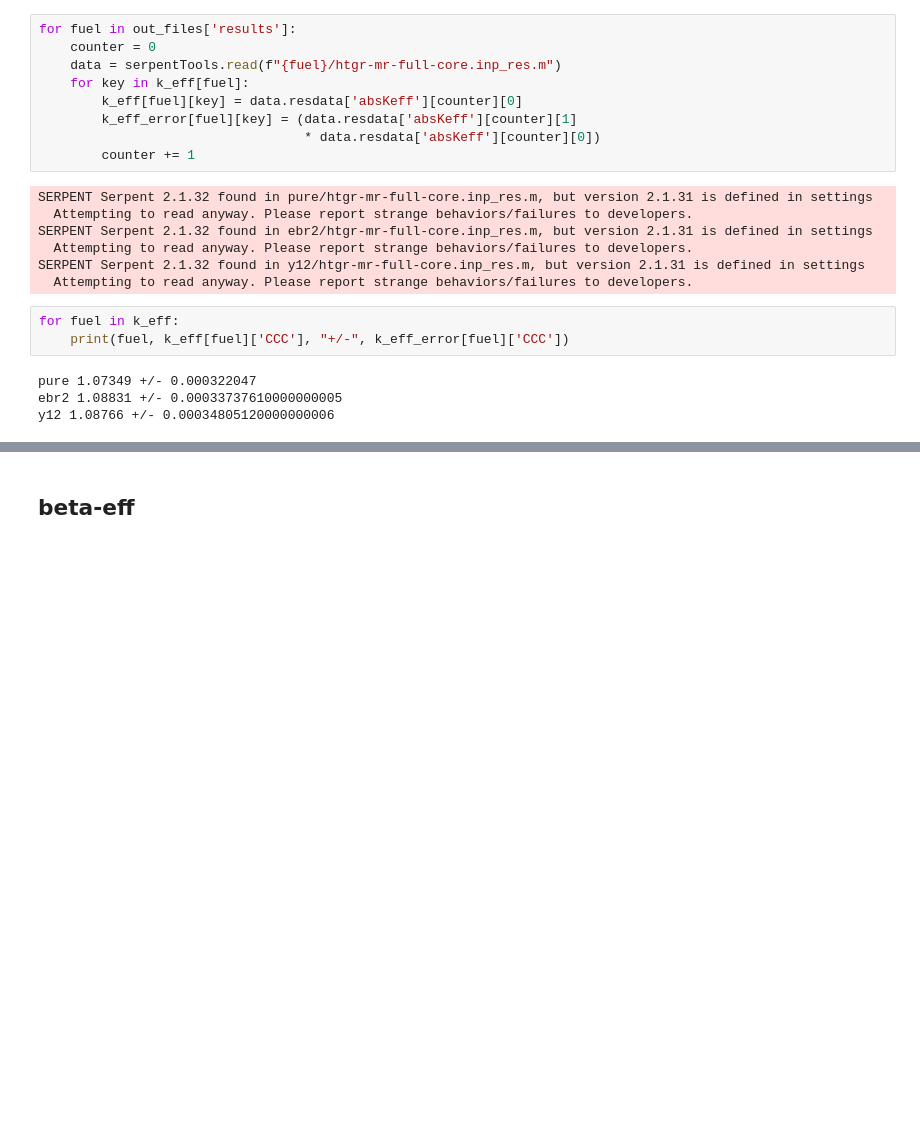
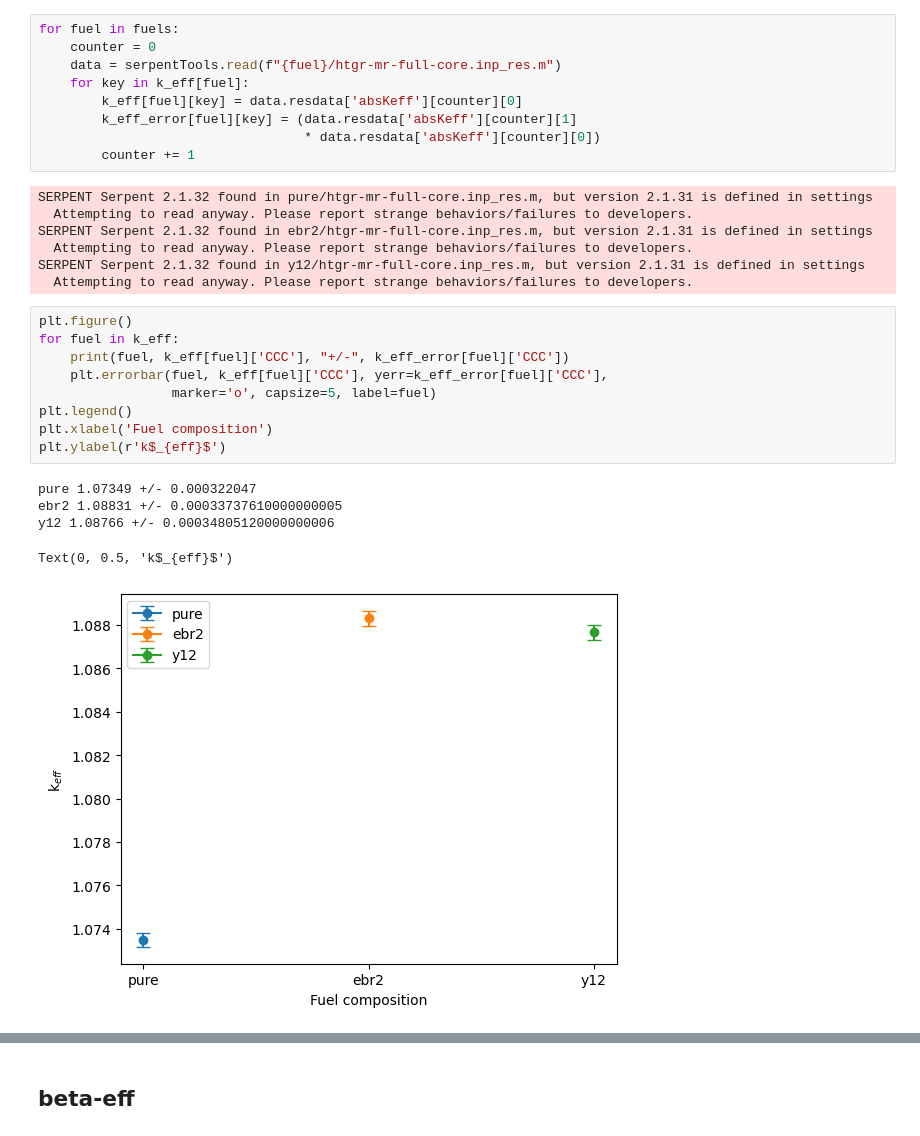
Before and after one commit to abachma2/phlox, a Jupyter notebook: reactors/full-core/htgr-200/Impurities_analysis.ipynb, the cells around one changed output, grey strips where cells are left out. Drawn from its saved outputs; the diff is of its cells as text; blank space fills up the shorter version.

```diff
--- a/reactors/full-core/htgr-200/Impurities_analysis.ipynb
+++ b/reactors/full-core/htgr-200/Impurities_analysis.ipynb
@@ -190,7 +190,7 @@ for key in k_eff:
                         'CBC':0, 'CDC':0, 'CEC':0, 'CCA':0, 'CCB':0, 'CCD':0,
                         'CCE':0, 'AAA':0, 'BBB':0, 'DDD':0, 'EEE':0}
 # %%
-for fuel in out_files['results']:
+for fuel in fuels:
     counter = 0
     data = serpentTools.read(f"{fuel}/htgr-mr-full-core.inp_res.m")
     for key in k_eff[fuel]:
@@ -206,9 +206,17 @@ SERPENT Serpent 2.1.32 found in ebr2/htgr-mr-full-core.inp_res.m, but version 2.
 SERPENT Serpent 2.1.32 found in y12/htgr-mr-full-core.inp_res.m, but version 2.1.31 is defined in settings
   Attempting to read anyway. Please report strange behaviors/failures to developers.
 # %%
+plt.figure()
 for fuel in k_eff:
     print(fuel, k_eff[fuel]['CCC'], "+/-", k_eff_error[fuel]['CCC'])
+    plt.errorbar(fuel, k_eff[fuel]['CCC'], yerr=k_eff_error[fuel]['CCC'],
+                 marker='o', capsize=5, label=fuel)
+plt.legend()
+plt.xlabel('Fuel composition')
+plt.ylabel(r'k$_{eff}$')
 # %% [output]
 pure 1.07349 +/- 0.000322047
 ebr2 1.08831 +/- 0.00033737610000000005
 y12 1.08766 +/- 0.00034805120000000006
+Text(0, 0.5, 'k$_{eff}$')
+[figure, added]
```
Also changed, not shown: parts of 22 cells of this notebook.
